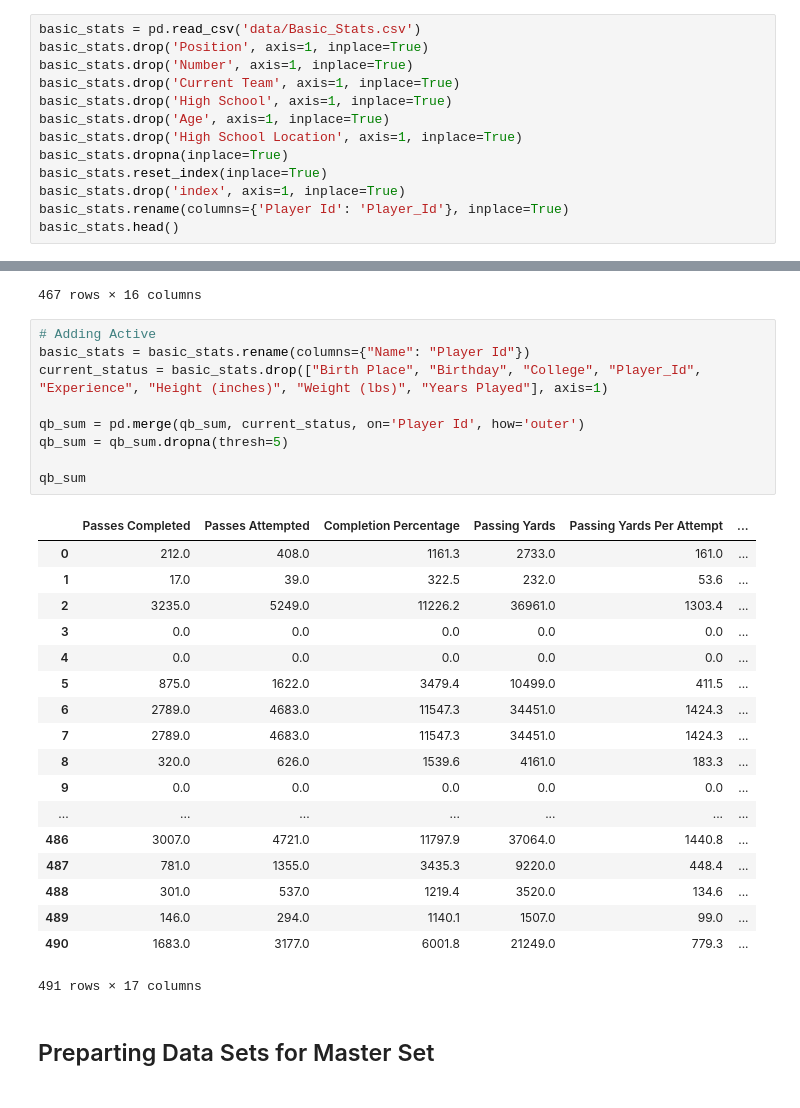
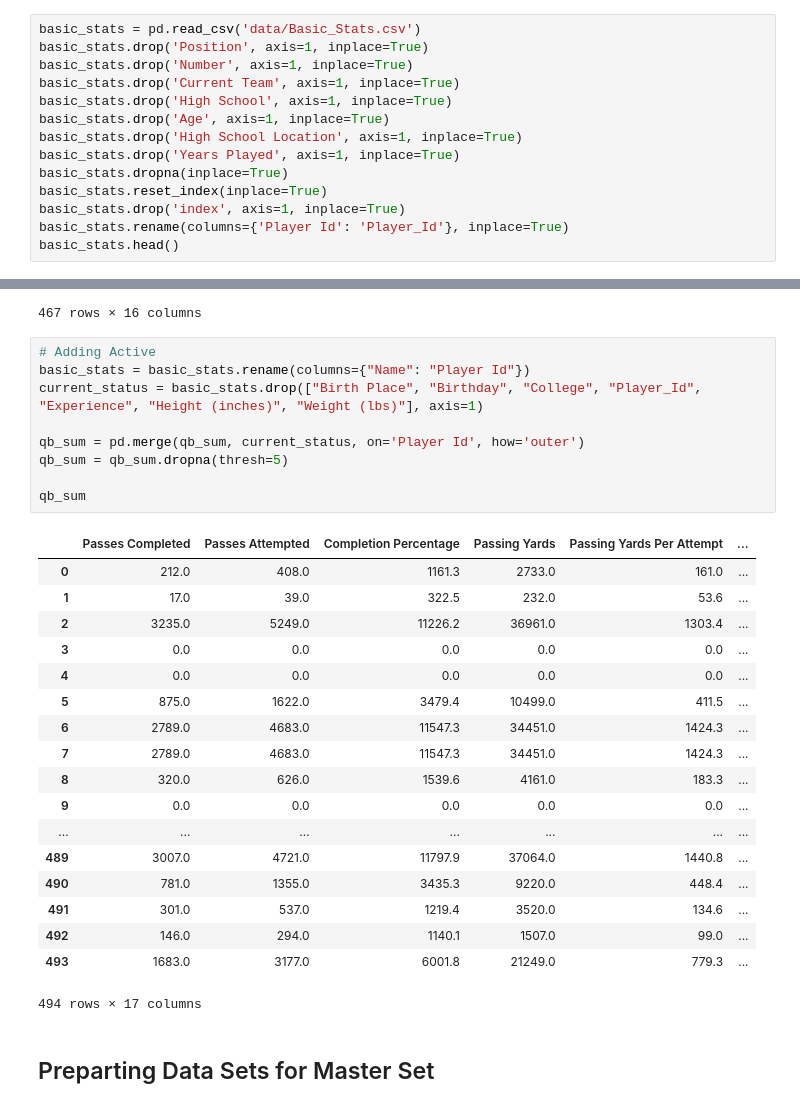
Before and after one commit to Fentonmiller/Fentonmiller.github.io, a Jupyter notebook: Final_Project.ipynb, the cells around one changed output, grey strips where cells are left out. Cells and saved outputs as stored; diff of their text form.

```diff
--- a/Final_Project.ipynb
+++ b/Final_Project.ipynb
@@ -65,6 +65,7 @@ basic_stats.drop('Current Team', axis=1, inplace=True)
 basic_stats.drop('High School', axis=1, inplace=True)
 basic_stats.drop('Age', axis=1, inplace=True)
 basic_stats.drop('High School Location', axis=1, inplace=True)
+basic_stats.drop('Years Played', axis=1, inplace=True)
 basic_stats.dropna(inplace=True)
 basic_stats.reset_index(inplace=True)
 basic_stats.drop('index', axis=1, inplace=True)
@@ -247,31 +248,31 @@ qb_sum
 # %%
 # Adding Active
 basic_stats = basic_stats.rename(columns={"Name": "Player Id"})
-current_status = basic_stats.drop(["Birth Place", "Birthday", "College", "Player_Id", "Experience", "Height (inches)", "Weight (lbs)", "Years Played"], axis=1)
+current_status = basic_stats.drop(["Birth Place", "Birthday", "College", "Player_Id", "Experience", "Height (inches)", "Weight (lbs)"], axis=1)
 
 qb_sum = pd.merge(qb_sum, current_status, on='Player Id', how='outer')
 qb_sum = qb_sum.dropna(thresh=5)
 
 qb_sum
 # %% [output]
 |  | Passes Completed | Passes Attempted | Completion Percentage | Passing Yards | Passing Yards Per Attempt | ... |
 | 0 | 212.0 | 408.0 | 1161.3 | 2733.0 | 161.0 | ... |
 | 1 | 17.0 | 39.0 | 322.5 | 232.0 | 53.6 | ... |
 | 2 | 3235.0 | 5249.0 | 11226.2 | 36961.0 | 1303.4 | ... |
 | 3 | 0.0 | 0.0 | 0.0 | 0.0 | 0.0 | ... |
 | 4 | 0.0 | 0.0 | 0.0 | 0.0 | 0.0 | ... |
 | 5 | 875.0 | 1622.0 | 3479.4 | 10499.0 | 411.5 | ... |
 | 6 | 2789.0 | 4683.0 | 11547.3 | 34451.0 | 1424.3 | ... |
 | 7 | 2789.0 | 4683.0 | 11547.3 | 34451.0 | 1424.3 | ... |
 | 8 | 320.0 | 626.0 | 1539.6 | 4161.0 | 183.3 | ... |
 | 9 | 0.0 | 0.0 | 0.0 | 0.0 | 0.0 | ... |
 | ... | ... | ... | ... | ... | ... | ... |
-| 486 | 3007.0 | 4721.0 | 11797.9 | 37064.0 | 1440.8 | ... |
-| 487 | 781.0 | 1355.0 | 3435.3 | 9220.0 | 448.4 | ... |
-| 488 | 301.0 | 537.0 | 1219.4 | 3520.0 | 134.6 | ... |
-| 489 | 146.0 | 294.0 | 1140.1 | 1507.0 | 99.0 | ... |
-| 490 | 1683.0 | 3177.0 | 6001.8 | 21249.0 | 779.3 | ... |
+| 489 | 3007.0 | 4721.0 | 11797.9 | 37064.0 | 1440.8 | ... |
+| 490 | 781.0 | 1355.0 | 3435.3 | 9220.0 | 448.4 | ... |
+| 491 | 301.0 | 537.0 | 1219.4 | 3520.0 | 134.6 | ... |
+| 492 | 146.0 | 294.0 | 1140.1 | 1507.0 | 99.0 | ... |
+| 493 | 1683.0 | 3177.0 | 6001.8 | 21249.0 | 779.3 | ... |
-491 rows × 17 columns
+494 rows × 17 columns
 # %% [markdown]
 ## Preparting Data Sets for Master Set
 # %%
```
Also changed, not shown: parts of 11 cells of this notebook.
